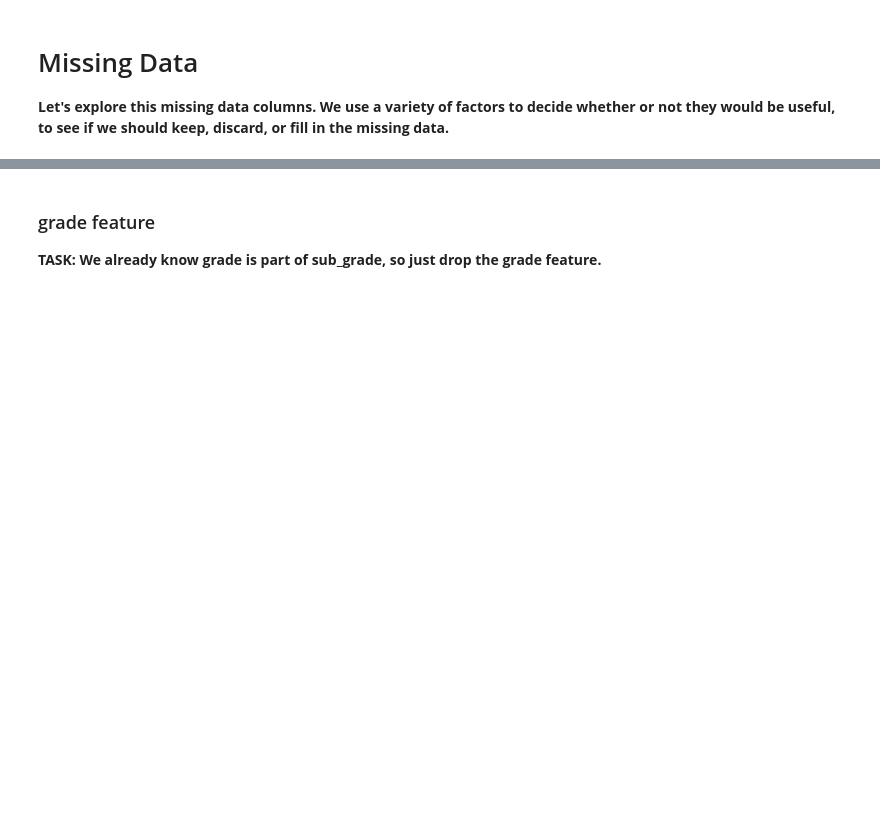
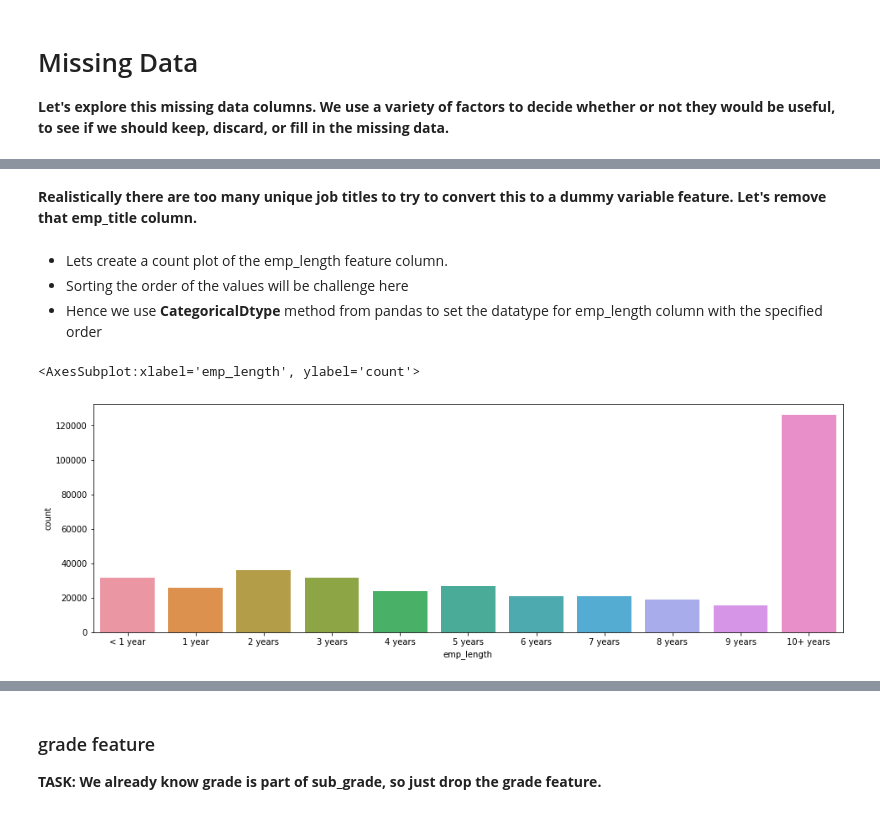
Before and after one commit to sathishkumar118/EDA-with-Lending-club-dataset, a Jupyter notebook: own_experimentation.ipynb, the cells around one changed output, grey strips where cells are left out. Cells and saved outputs as stored; diff of their text form; code cells hidden in the pictures; blank space fills up the shorter version.

```diff
--- a/own_experimentation.ipynb
+++ b/own_experimentation.ipynb
@@ -462,0 +364,20 @@ df.corrwith(df.loan_repaid).drop('loan_repaid').sort_values().plot(kind = 'bar')
+# %% [markdown]
+**Realistically there are too many unique job titles to try to convert this to a dummy variable feature. Let's remove that emp_title column.**
+# %%
+df.drop(columns = ['emp_title'], inplace = True)
+# %% [markdown]
+* Lets create a count plot of the emp_length feature column.<br>
+* Sorting the order of the values will be challenge here<br>
+* Hence we use **CategoricalDtype** method from pandas to set the datatype for emp_length column with the specified order
+# %%
+cat_emp_length = pd.CategoricalDtype(
+    ['< 1 year','1 year', '2 years', '3 years', '4 years', '5 years', '6 years', '7 years', '8 years', '9 years', '10+ years'],
+    ordered=True,
+)
+df['emp_length'] = df['emp_length'].astype(cat_emp_length)
+# %%
+fig,ax = plt.subplots(figsize = (16,5))
+sns.countplot(data = df.sort_values(by = 'emp_length'), x = 'emp_length')
+# %% [output]
+<AxesSubplot:xlabel='emp_length', ylabel='count'>
+[figure, added]
```
Also changed, not shown: parts of 186 cells of this notebook.
